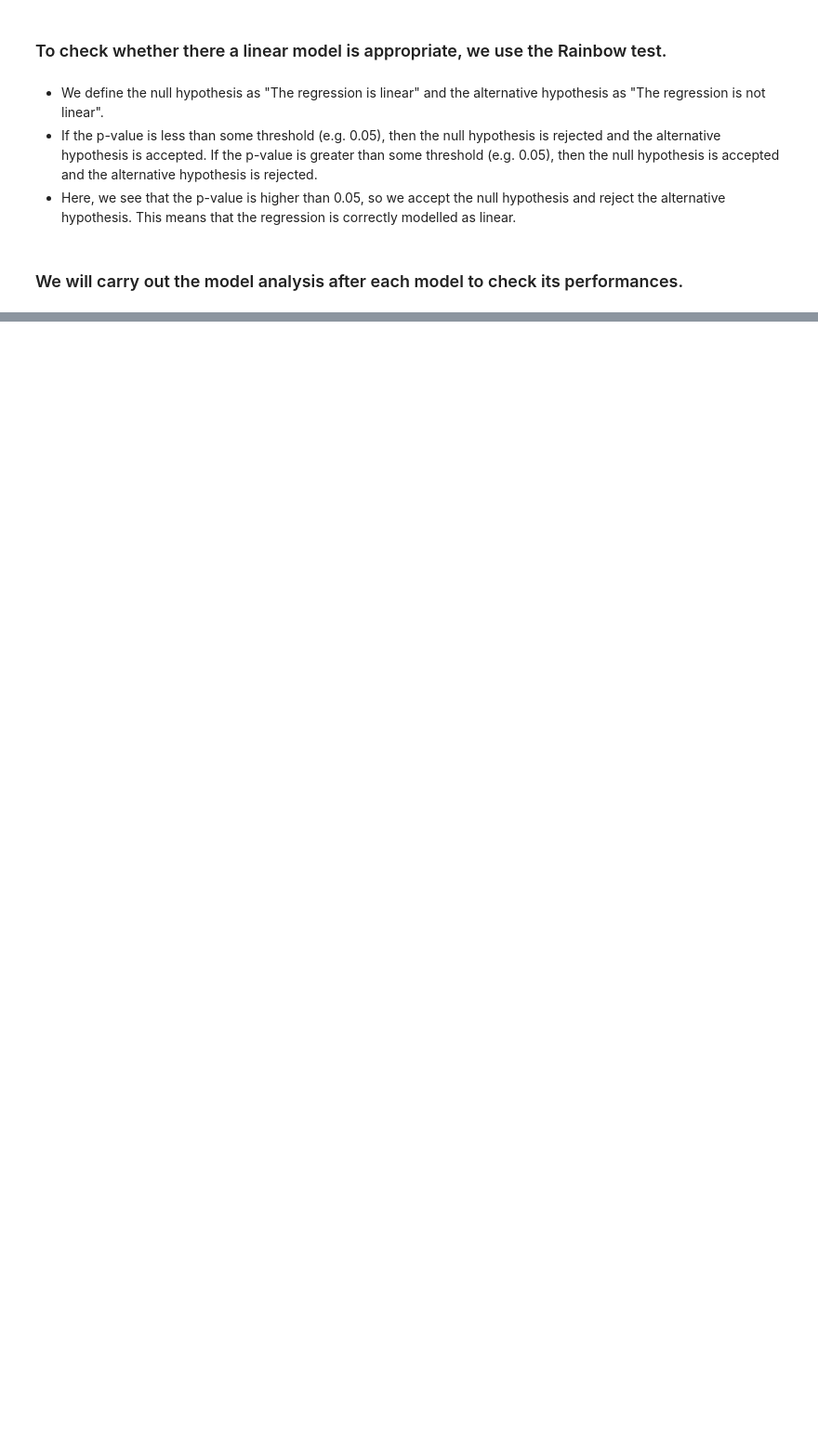
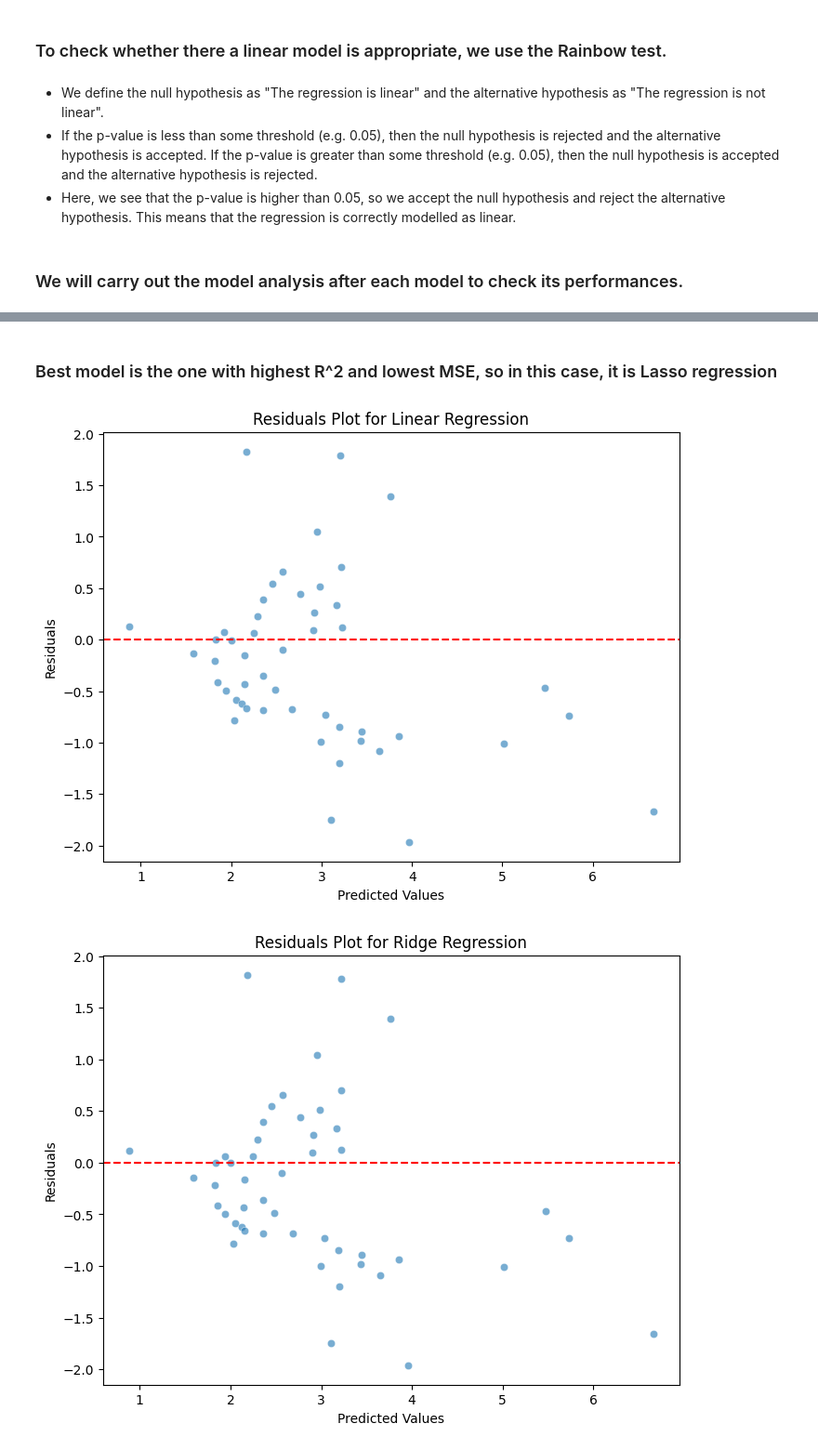
Before and after one commit to namay26/DAI-101, a Jupyter notebook: Assignment-3/Assignment3.ipynb, the cells around one changed output, grey strips where cells are left out. Shown at 93% size. Saved outputs shown, nothing was run; the diff lists cells and outputs as text; code cells hidden in the pictures; blank space fills up the shorter version.

```diff
--- a/Assignment-3/Assignment3.ipynb
+++ b/Assignment-3/Assignment3.ipynb
@@ -220,0 +239,47 @@ print(significant_features)
+# %% [markdown]
+### Best model is the one with highest R^2 and lowest MSE, so in this case, it is Lasso regression
+# %%
+import matplotlib.pyplot as plt
+import seaborn as sns
+
+# Define a helper function to plot residuals
+def plot_residuals(y_test, y_pred, model_name):
+    residuals = y_test - y_pred
+    plt.figure(figsize=(8, 6))
+    sns.scatterplot(x=y_pred, y=residuals, alpha=0.6)
+    plt.axhline(0, color='red', linestyle='--')
+    plt.xlabel("Predicted Values")
+    plt.ylabel("Residuals")
+    plt.title(f"Residuals Plot for {model_name}")
+    plt.show()
+
+# 1. Linear Regression
+y_pred_lr = lin_reg.predict(X_test)
+plot_residuals(y_test, y_pred_lr, "Linear Regression")
+
+# 2. Ridge Regression
+y_pred_ridge = ridge.predict(X_test)
+plot_residuals(y_test, y_pred_ridge, "Ridge Regression")
+
+# 3. Lasso Regression
+y_pred_lasso = lasso.predict(X_test)
+plot_residuals(y_test, y_pred_lasso, "Lasso Regression")
+
+# 4. Decision Tree Regression
+y_pred_tree = tree.predict(X_test)
+plot_residuals(y_test, y_pred_tree, "Decision Tree Regression")
+
+# 5. Random Forest Regression
+y_pred_forest = forest.predict(X_test)
+plot_residuals(y_test, y_pred_forest, "Random Forest Regression")
+
+# 6. Support Vector Regression
+y_pred_svr = svr.predict(X_test)
+plot_residuals(y_test, y_pred_svr, "Support Vector Regression (SVR)")
+
+# 7. K-Nearest Neighbors Regression
+y_pred_knn = knn.predict(X_test)
+plot_residuals(y_test, y_pred_knn, "K-Nearest Neighbors Regression")
+# %% [output]
+[figure, added]
+[figure, added]
```
Also changed, not shown: parts of 19 cells of this notebook.
